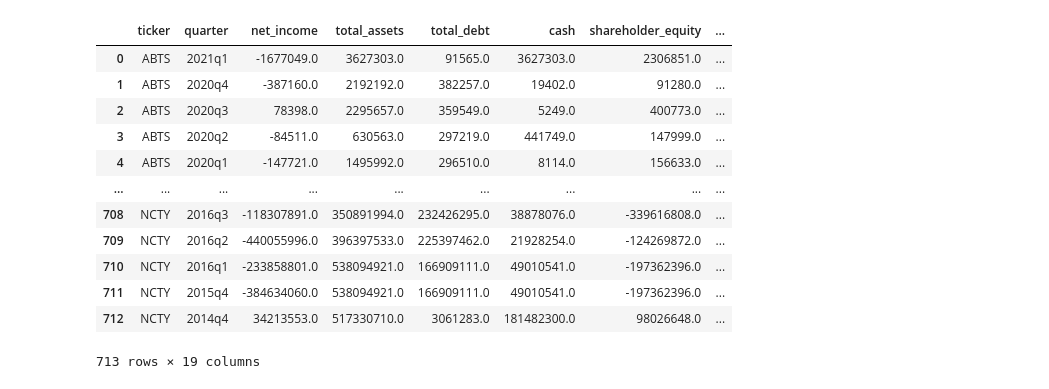
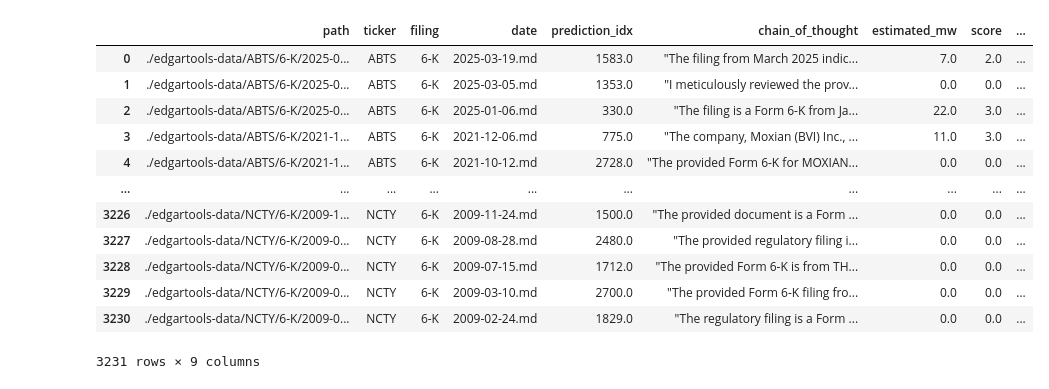
Before and after one commit to NoelJacob/research-sec, a Jupyter notebook: final-csv.ipynb, the cells around one changed output. Saved outputs shown, nothing was run; the diff lists cells and outputs as text; code cells hidden in the pictures.

```diff
--- a/final-csv.ipynb
+++ b/final-csv.ipynb
@@ -1,23 +5,23 @@
 # %%
 import pandas as pd
 # %%
-fin_df = pd.read_csv("./final_financials.csv")
-fin_df = fin_df.drop("Unnamed: 0", axis=1)
-fin_df
+df_fin = pd.read_csv("./final_financials_trim.csv")
-# %% [output]
-|  | ticker | quarter | net_income | total_assets | total_debt | cash | shareholder_equity | ... |
-| 0 | ABTS | 2021q1 | -1677049.0 | 3627303.0 | 91565.0 | 3627303.0 | 2306851.0 | ... |
-| 1 | ABTS | 2020q4 | -387160.0 | 2192192.0 | 382257.0 | 19402.0 | 91280.0 | ... |
-| 2 | ABTS | 2020q3 | 78398.0 | 2295657.0 | 359549.0 | 5249.0 | 400773.0 | ... |
-| 3 | ABTS | 2020q2 | -84511.0 | 630563.0 | 297219.0 | 441749.0 | 147999.0 | ... |
-| 4 | ABTS | 2020q1 | -147721.0 | 1495992.0 | 296510.0 | 8114.0 | 156633.0 | ... |
-| ... | ... | ... | ... | ... | ... | ... | ... | ... |
-| 708 | NCTY | 2016q3 | -118307891.0 | 350891994.0 | 232426295.0 | 38878076.0 | -339616808.0 | ... |
-| 709 | NCTY | 2016q2 | -440055996.0 | 396397533.0 | 225397462.0 | 21928254.0 | -124269872.0 | ... |
-| 710 | NCTY | 2016q1 | -233858801.0 | 538094921.0 | 166909111.0 | 49010541.0 | -197362396.0 | ... |
-| 711 | NCTY | 2015q4 | -384634060.0 | 538094921.0 | 166909111.0 | 49010541.0 | -197362396.0 | ... |
-| 712 | NCTY | 2014q4 | 34213553.0 | 517330710.0 | 3061283.0 | 181482300.0 | 98026648.0 | ... |
-713 rows × 19 columns
 # %%
 df_pred = pd.read_csv("./final_predictions.csv")
+# %%
+df_pred
+# %% [output]
+|  | path | ticker | filing | date | prediction_idx | chain_of_thought | estimated_mw | score | ... |
+| 0 | ./edgartools-data/ABTS/6-K/2025-0... | ABTS | 6-K | 2025-03-19.md | 1583.0 | "The filing from March 2025 indic... | 7.0 | 2.0 | ... |
+| 1 | ./edgartools-data/ABTS/6-K/2025-0... | ABTS | 6-K | 2025-03-05.md | 1353.0 | "I meticulously reviewed the prov... | 0.0 | 0.0 | ... |
+| 2 | ./edgartools-data/ABTS/6-K/2025-0... | ABTS | 6-K | 2025-01-06.md | 330.0 | "The filing is a Form 6-K from Ja... | 22.0 | 3.0 | ... |
+| 3 | ./edgartools-data/ABTS/6-K/2021-1... | ABTS | 6-K | 2021-12-06.md | 775.0 | "The company, Moxian (BVI) Inc., ... | 11.0 | 3.0 | ... |
+| 4 | ./edgartools-data/ABTS/6-K/2021-1... | ABTS | 6-K | 2021-10-12.md | 2728.0 | "The provided Form 6-K for MOXIAN... | 0.0 | 0.0 | ... |
+| ... | ... | ... | ... | ... | ... | ... | ... | ... | ... |
+| 3226 | ./edgartools-data/NCTY/6-K/2009-1... | NCTY | 6-K | 2009-11-24.md | 1500.0 | "The provided document is a Form ... | 0.0 | 0.0 | ... |
+| 3227 | ./edgartools-data/NCTY/6-K/2009-0... | NCTY | 6-K | 2009-08-28.md | 2480.0 | "The provided regulatory filing i... | 0.0 | 0.0 | ... |
+| 3228 | ./edgartools-data/NCTY/6-K/2009-0... | NCTY | 6-K | 2009-07-15.md | 1712.0 | "The provided Form 6-K is from TH... | 0.0 | 0.0 | ... |
+| 3229 | ./edgartools-data/NCTY/6-K/2009-0... | NCTY | 6-K | 2009-03-10.md | 2700.0 | "The provided Form 6-K filing fro... | 0.0 | 0.0 | ... |
+| 3230 | ./edgartools-data/NCTY/6-K/2009-0... | NCTY | 6-K | 2009-02-24.md | 1829.0 | "The regulatory filing is a Form ... | 0.0 | 0.0 | ... |
+3231 rows × 9 columns
 # %% [markdown]
```
Also changed, not shown: parts of 12 cells of this notebook, 7 other files.
